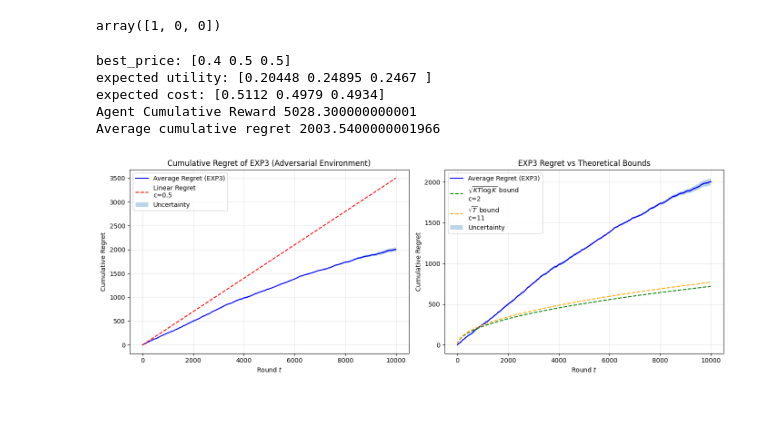
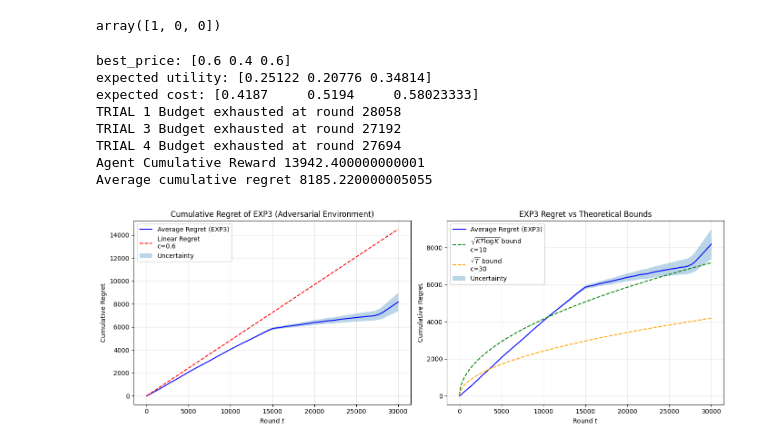
Before and after one commit to matteopasqual02/OLA-2025-project, a Jupyter notebook: R4_Best-of-both-worlds_with_multiple_products.ipynb, the cells around one changed output. Saved outputs shown, nothing was run; the diff lists cells and outputs as text; code cells hidden in the pictures; blank space fills up the shorter version.

Commit message:
aggiunto round al r4

```diff
--- a/R4_Best-of-both-worlds_with_multiple_products.ipynb
+++ b/R4_Best-of-both-worlds_with_multiple_products.ipynb
@@ -208,8 +208,8 @@ class Company:
             self.B -= c_t[i]
             self.N_pulls[i, idx] += 1
 # %%
-T = 100000
-B = 160000
+T = 30000
+B = 48000
 N = 3
 P = np.linspace(0, 1, 11)
 K = len(P)
@@ -276,11 +276,14 @@ regret_std = regret_per_trial.std(axis=0)
 print("Agent Cumulative Reward", np.sum(ag_utility))
 print("Average cumulative regret", average_regret[-1])
 # %% [output]
-best_price: [0.4 0.5 0.5]
-expected utility: [0.20448 0.24895 0.2467 ]
-expected cost: [0.5112 0.4979 0.4934]
-Agent Cumulative Reward 5028.300000000001
-Average cumulative regret 2003.5400000001966
+best_price: [0.6 0.4 0.6]
+expected utility: [0.25122 0.20776 0.34814]
+expected cost: [0.4187     0.5194     0.58023333]
+TRIAL 1 Budget exhausted at round 28058
+TRIAL 3 Budget exhausted at round 27192
+TRIAL 4 Budget exhausted at round 27694
+Agent Cumulative Reward 13942.400000000001
+Average cumulative regret 8185.220000005055
 # %%
 fig, axs = plt.subplots(1, 2, figsize=(14, 5))
 
@@ -288,7 +291,7 @@ fig, axs = plt.subplots(1, 2, figsize=(14, 5))
 axs[0].plot(np.arange(T), average_regret, label='Average Regret (EXP3)', color='blue')
 axs[0].set_title('Cumulative Regret of EXP3 (Adversarial Environment)')
 
-c_linear = 0.5
+c_linear = 0.6
 linear_regret = np.arange(T) * exp_utility * c_linear # Linear regret line
 axs[0].plot(np.arange(T), linear_regret, label=f'Linear Regret\nc={c_linear}', linestyle='--', color='red')
 axs[0].fill_between(
@@ -308,33 +311,33 @@ axs[1].plot(np.arange(T), average_regret, label='Average Regret (EXP3)', color='
 axs[1].set_title('EXP3 Regret vs Theoretical Bounds')
 
 t_vals = np.arange(1, T+1)
 
 # EXP3 theoretical bound: O(sqrt(KT log K))
-c_exp3 = 2
+c_exp3 = 10
 exp3_bound = np.sqrt(K * t_vals * np.log(K)) * exp_utility * c_exp3
 axs[1].plot(np.arange(T), exp3_bound, label=f'$\\sqrt{{KT\\log K}}$ bound\nc={c_exp3}', linestyle='--', color='green')
 
 # Simpler sqrt(T) bound for comparison
-c_sqrt = 11
+c_sqrt = 30
 sqrt_bound = np.sqrt(t_vals) * exp_utility * c_sqrt
 axs[1].plot(np.arange(T), sqrt_bound, label=f'$\\sqrt{{T}}$ bound\nc={c_sqrt}', linestyle='--', color='orange')
 
 # Fill between for uncertainty in the second plot
 axs[1].fill_between(
     np.arange(T),
     average_regret - regret_std / np.sqrt(n_trials),
     average_regret + regret_std / np.sqrt(n_trials),
     alpha=0.3,
     label='Uncertainty'
 )
 
 # Set labels and legends for the second subplot
 axs[1].set_xlabel('Round $t$')
 axs[1].set_ylabel('Cumulative Regret')
 axs[1].legend()
 axs[1].grid(True, alpha=0.3)
 
 plt.tight_layout()
 plt.show()
 # %% [output]
-[figure, old version]
+[figure, new version]
```
Also changed, not shown: 1 other file.
